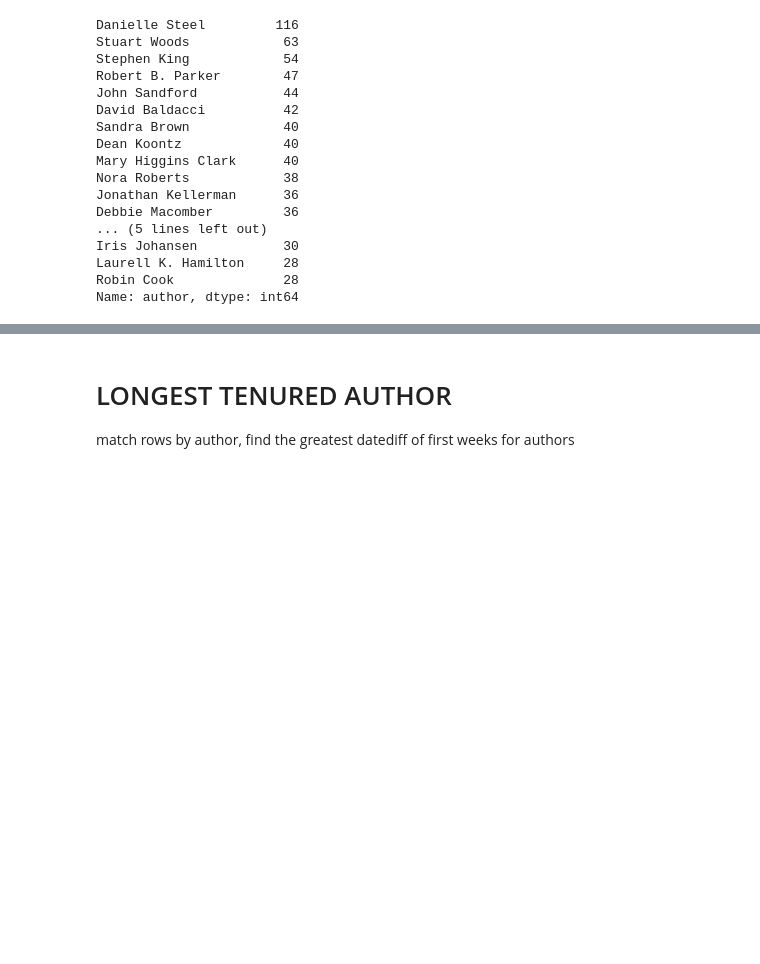
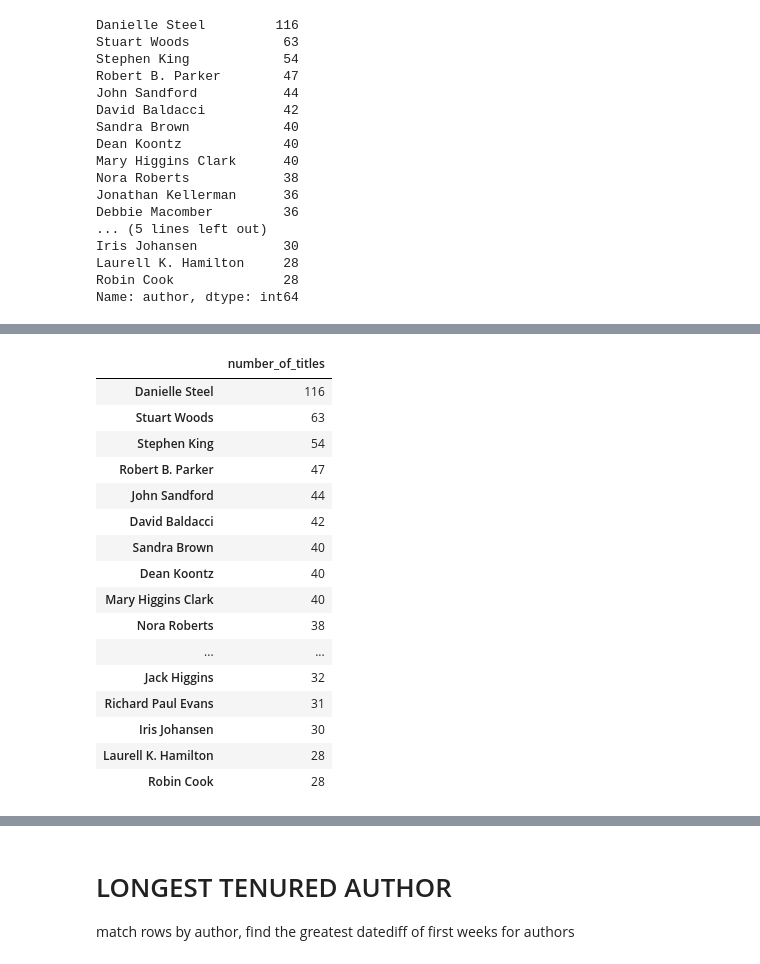
Before and after one commit to wcrowley342/bookanalysis, a Jupyter notebook: Book_Analysis.ipynb, the cells around one changed output, grey strips where cells are left out. Cells and saved outputs as stored; diff of their text form; code cells hidden in the pictures; blank space fills up the shorter version.

```diff
--- a/Book_Analysis.ipynb
+++ b/Book_Analysis.ipynb
@@ -130,0 +99,2 @@ Name: title, dtype: int64
+# %%
+top_ten_by_titles = titles_df['author'].value_counts()[:20]
@@ -130,0 +133,3 @@ Name: title, dtype: int64
+# %%
+new_df2 = new_df = pd.DataFrame(data=top_ten_by_titles)
+print(new_df2)
@@ -130,0 +174,20 @@ Name: title, dtype: int64
+# %%
+new_df2.set_axis(['number_of_titles'], axis='columns', inplace=False)
+# %% [output]
+|  | number_of_titles |
+| Danielle Steel | 116 |
+| Stuart Woods | 63 |
+| Stephen King | 54 |
+| Robert B. Parker | 47 |
+| John Sandford | 44 |
+| David Baldacci | 42 |
+| Sandra Brown | 40 |
+| Dean Koontz | 40 |
+| Mary Higgins Clark | 40 |
+| Nora Roberts | 38 |
+| ... | ... |
+| Jack Higgins | 32 |
+| Richard Paul Evans | 31 |
+| Iris Johansen | 30 |
+| Laurell K. Hamilton | 28 |
+| Robin Cook | 28 |
```
Also changed, not shown: parts of 8 cells of this notebook.
